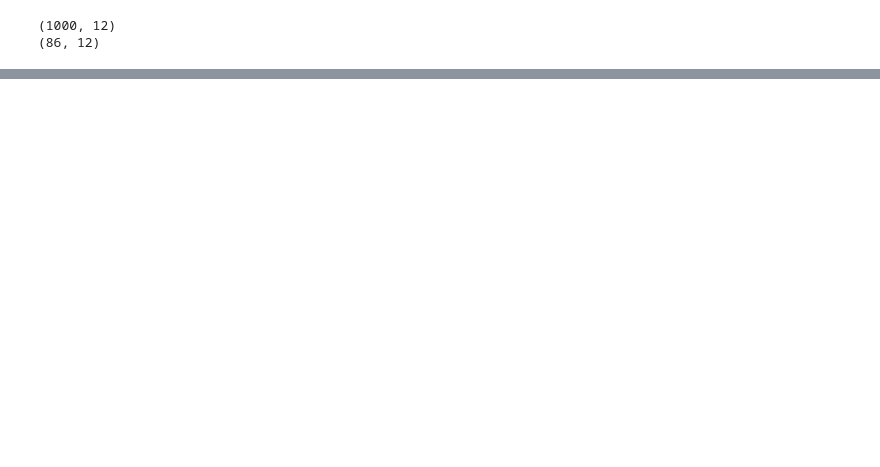
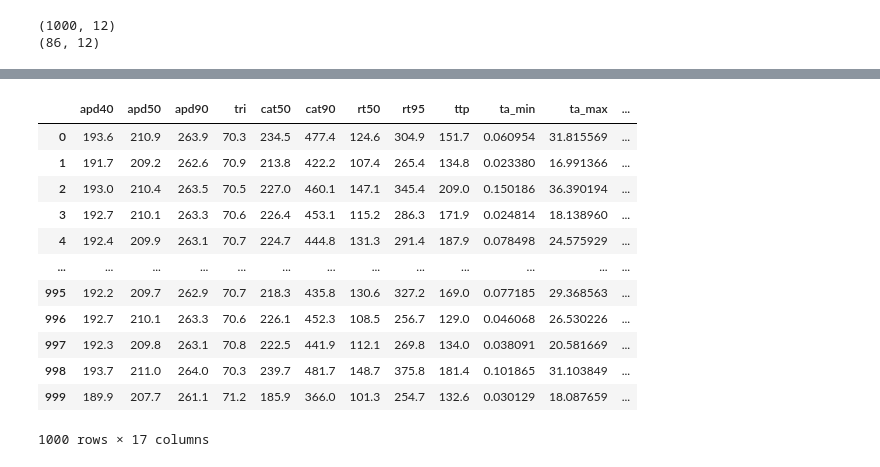
Before and after one commit to abraaum/master_project, a Jupyter notebook: Python/testing.ipynb, the cells around one changed output, grey strips where cells are left out. Cells and saved outputs as stored; diff of their text form; code cells hidden in the pictures; blank space fills up the shorter version.

```diff
--- a/Python/testing.ipynb
+++ b/Python/testing.ipynb
@@ -1217,0 +1377,16 @@ hist, bin_edges = np.apply_along_axis(lambda x: np.histogram(x, bins=10), 0, ini
+# %%
+df
+# %% [output]
+|  | apd40 | apd50 | apd90 | tri | cat50 | cat90 | rt50 | rt95 | ttp | ta_min | ta_max | ... |
+| 0 | 193.6 | 210.9 | 263.9 | 70.3 | 234.5 | 477.4 | 124.6 | 304.9 | 151.7 | 0.060954 | 31.815569 | ... |
+| 1 | 191.7 | 209.2 | 262.6 | 70.9 | 213.8 | 422.2 | 107.4 | 265.4 | 134.8 | 0.023380 | 16.991366 | ... |
+| 2 | 193.0 | 210.4 | 263.5 | 70.5 | 227.0 | 460.1 | 147.1 | 345.4 | 209.0 | 0.150186 | 36.390194 | ... |
+| 3 | 192.7 | 210.1 | 263.3 | 70.6 | 226.4 | 453.1 | 115.2 | 286.3 | 171.9 | 0.024814 | 18.138960 | ... |
+| 4 | 192.4 | 209.9 | 263.1 | 70.7 | 224.7 | 444.8 | 131.3 | 291.4 | 187.9 | 0.078498 | 24.575929 | ... |
+| ... | ... | ... | ... | ... | ... | ... | ... | ... | ... | ... | ... | ... |
+| 995 | 192.2 | 209.7 | 262.9 | 70.7 | 218.3 | 435.8 | 130.6 | 327.2 | 169.0 | 0.077185 | 29.368563 | ... |
+| 996 | 192.7 | 210.1 | 263.3 | 70.6 | 226.1 | 452.3 | 108.5 | 256.7 | 129.0 | 0.046068 | 26.530226 | ... |
+| 997 | 192.3 | 209.8 | 263.1 | 70.8 | 222.5 | 441.9 | 112.1 | 269.8 | 134.0 | 0.038091 | 20.581669 | ... |
+| 998 | 193.7 | 211.0 | 264.0 | 70.3 | 239.7 | 481.7 | 148.7 | 375.8 | 181.4 | 0.101865 | 31.103849 | ... |
+| 999 | 189.9 | 207.7 | 261.1 | 71.2 | 185.9 | 366.0 | 101.3 | 254.7 | 132.6 | 0.030129 | 18.087659 | ... |
+1000 rows × 17 columns
```
Also changed, not shown: parts of 14 cells of this notebook, 7 other files.
